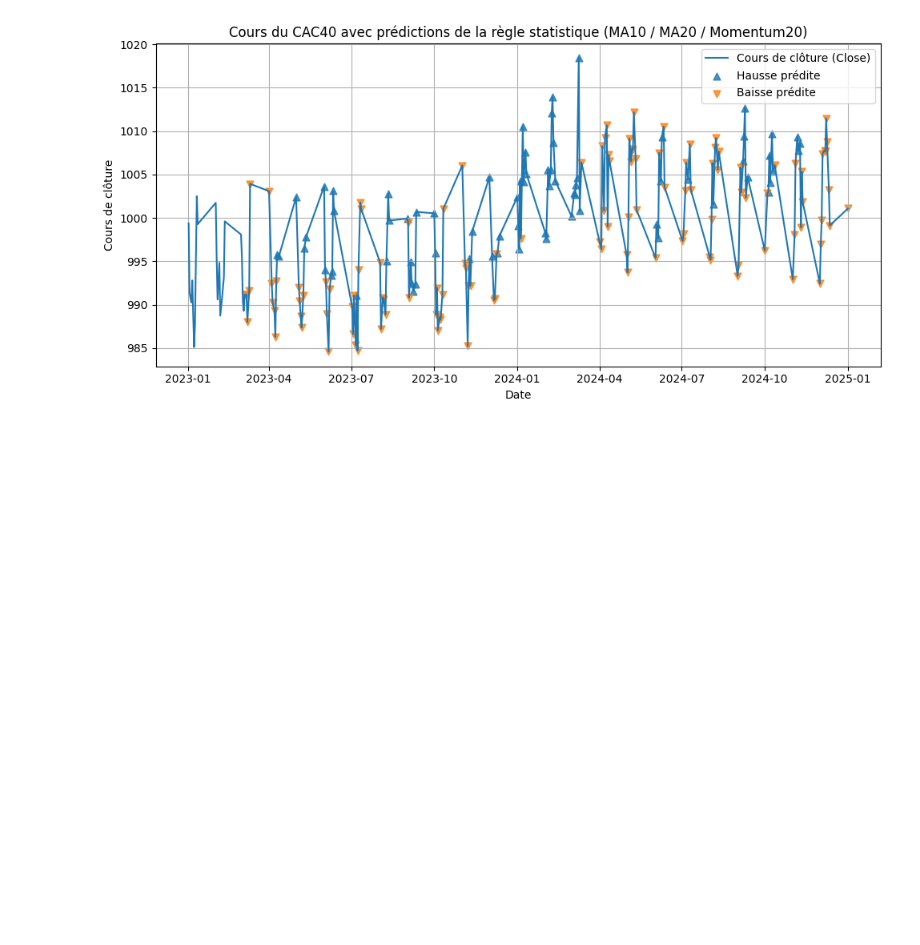
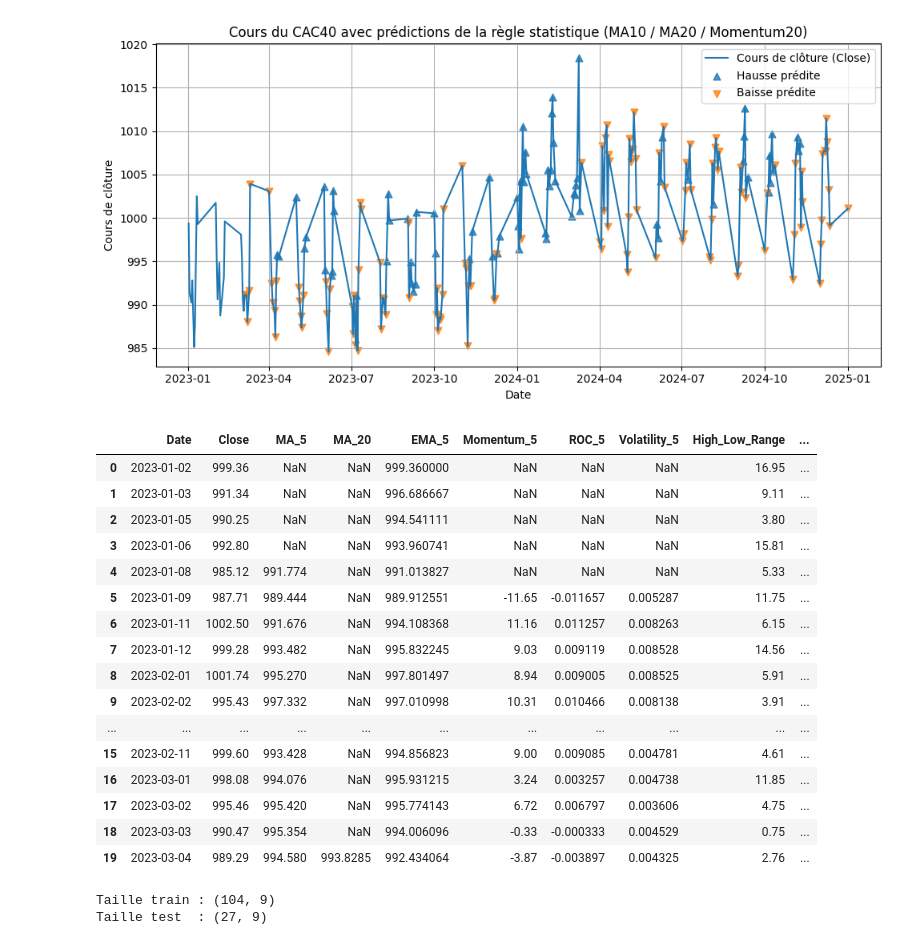
Before and after one commit to romain-sadar/tp-data, a Jupyter notebook: notebook.ipynb, the cells around one changed output. Cells and saved outputs as stored; diff of their text form; code cells hidden in the pictures; blank space fills up the shorter version.

```diff
--- a/notebook.ipynb
+++ b/notebook.ipynb
@@ -442,0 +449,80 @@ plt.show()
+# %%
+# Partie 4.2 - Création des variables de features pour le modèle
+
+# Moyennes mobiles
+df['MA_5'] = df['Close'].rolling(window=5).mean()
+df['MA_20'] = df['Close'].rolling(window=20).mean()   # on le recalcule au cas où
+
+# Momentum sur 5 jours
+df['Momentum_5'] = df['Close'] - df['Close'].shift(5)
+
+# EMA (moyenne mobile exponentielle) sur 5 jours
+df['EMA_5'] = df['Close'].ewm(span=5, adjust=False).mean()
+
+# ROC : taux de variation sur 5 jours
+df['ROC_5'] = df['Close'].pct_change(5)
+
+# Volatilité sur 5 jours (écart-type des rendements)
+df['Volatility_5'] = df['Close'].pct_change().rolling(5).std()
+
+# High-Low range : écart entre le plus haut et le plus bas de la journée
+df['High_Low_Range'] = df['High'] - df['Low']
+
+# Moyennes mobiles sur le volume
+df['Volume_SMA_5'] = df['Volume'].rolling(5).mean()
+df['Volume_SMA_10'] = df['Volume'].rolling(10).mean()
+
+# Cible : 1 si le cours du lendemain monte, 0 sinon (on le redéfinit proprement)
+df['Target'] = (df['Close'].shift(-1) > df['Close']).astype(int)
+
+# Aperçu des nouvelles colonnes
+df[['Date', 'Close',
+    'MA_5', 'MA_20', 'EMA_5',
+    'Momentum_5', 'ROC_5', 'Volatility_5',
+    'High_Low_Range', 'Volume_SMA_5', 'Volume_SMA_10',
+    'Target']].head(20)
+# %% [output]
+|  | Date | Close | MA_5 | MA_20 | EMA_5 | Momentum_5 | ROC_5 | Volatility_5 | High_Low_Range | ... |
+| 0 | 2023-01-02 | 999.36 | NaN | NaN | 999.360000 | NaN | NaN | NaN | 16.95 | ... |
+| 1 | 2023-01-03 | 991.34 | NaN | NaN | 996.686667 | NaN | NaN | NaN | 9.11 | ... |
+| 2 | 2023-01-05 | 990.25 | NaN | NaN | 994.541111 | NaN | NaN | NaN | 3.80 | ... |
+| 3 | 2023-01-06 | 992.80 | NaN | NaN | 993.960741 | NaN | NaN | NaN | 15.81 | ... |
+| 4 | 2023-01-08 | 985.12 | 991.774 | NaN | 991.013827 | NaN | NaN | NaN | 5.33 | ... |
+| 5 | 2023-01-09 | 987.71 | 989.444 | NaN | 989.912551 | -11.65 | -0.011657 | 0.005287 | 11.75 | ... |
+| 6 | 2023-01-11 | 1002.50 | 991.676 | NaN | 994.108368 | 11.16 | 0.011257 | 0.008263 | 6.15 | ... |
+| 7 | 2023-01-12 | 999.28 | 993.482 | NaN | 995.832245 | 9.03 | 0.009119 | 0.008528 | 14.56 | ... |
+| 8 | 2023-02-01 | 1001.74 | 995.270 | NaN | 997.801497 | 8.94 | 0.009005 | 0.008525 | 5.91 | ... |
+| 9 | 2023-02-02 | 995.43 | 997.332 | NaN | 997.010998 | 10.31 | 0.010466 | 0.008138 | 3.91 | ... |
+| ... | ... | ... | ... | ... | ... | ... | ... | ... | ... | ... |
+| 15 | 2023-02-11 | 999.60 | 993.428 | NaN | 994.856823 | 9.00 | 0.009085 | 0.004781 | 4.61 | ... |
+| 16 | 2023-03-01 | 998.08 | 994.076 | NaN | 995.931215 | 3.24 | 0.003257 | 0.004738 | 11.85 | ... |
+| 17 | 2023-03-02 | 995.46 | 995.420 | NaN | 995.774143 | 6.72 | 0.006797 | 0.003606 | 4.75 | ... |
+| 18 | 2023-03-03 | 990.47 | 995.354 | NaN | 994.006096 | -0.33 | -0.000333 | 0.004529 | 0.75 | ... |
+| 19 | 2023-03-04 | 989.29 | 994.580 | 993.8285 | 992.434064 | -3.87 | -0.003897 | 0.004325 | 2.76 | ... |
+# %%
+# Partie 4.3 - Préparation des données pour RandomForest
+
+feature_cols = [
+    'MA_5', 'MA_20', 'EMA_5',
+    'Momentum_5', 'ROC_5', 'Volatility_5',
+    'High_Low_Range', 'Volume_SMA_5', 'Volume_SMA_10'
+]
+
+# On garde uniquement les lignes où toutes les features + la cible sont définies
+df_ml = df.dropna(subset=feature_cols + ['Target']).copy()
+
+X = df_ml[feature_cols]
+y = df_ml['Target']
+
+# Split temporel : on ne mélange pas le temps (pas de shuffle)
+X_train, X_test, y_train, y_test = train_test_split(
+    X, y,
+    test_size=0.2,      # 20% dernières observations pour le test
+    shuffle=False
+)
+
+print("Taille train :", X_train.shape)
+print("Taille test  :", X_test.shape)
+# %% [output]
+Taille train : (104, 9)
+Taille test  : (27, 9)
```
Also changed, not shown: parts of 4 cells of this notebook.
